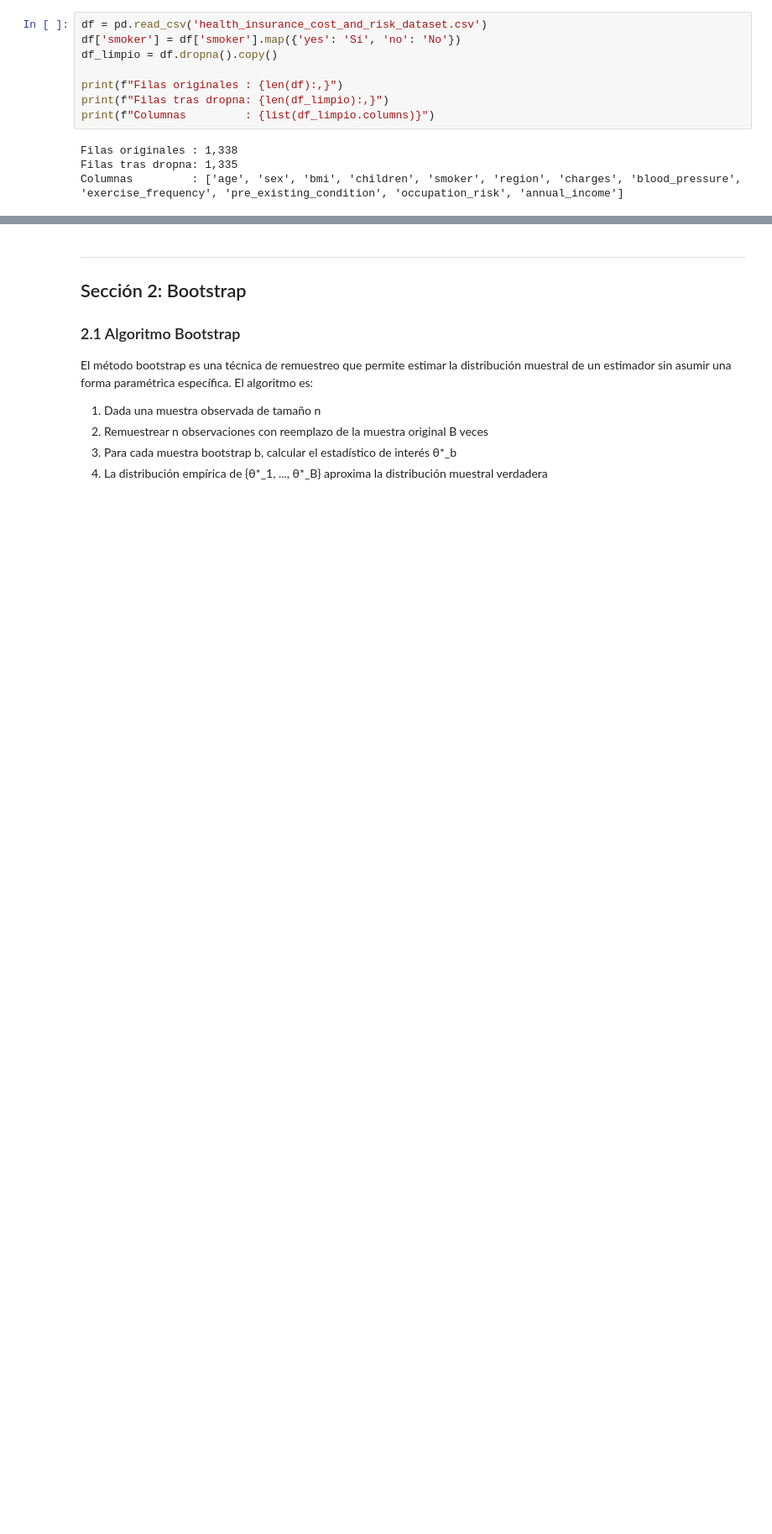
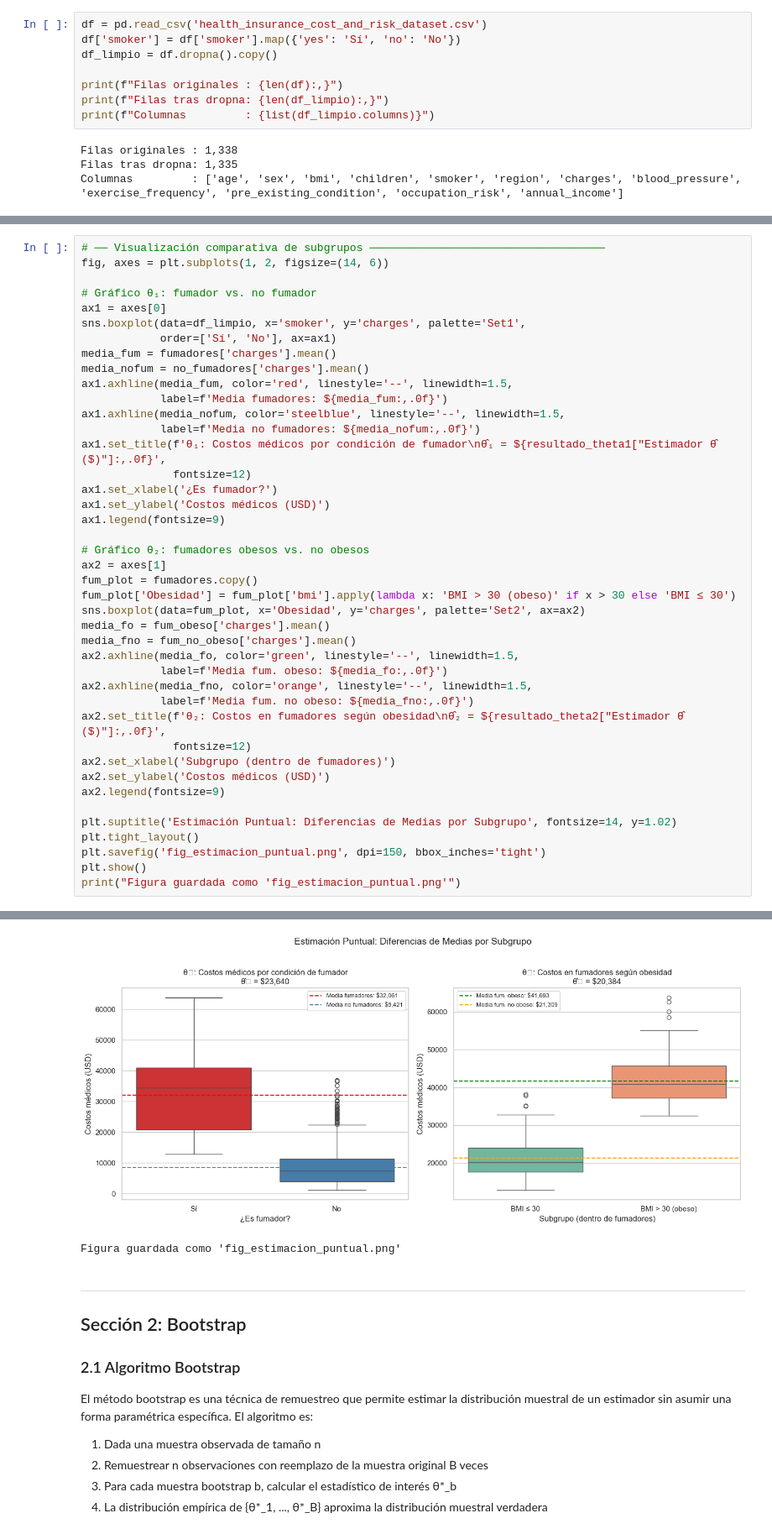
Before and after one commit to EmilioArayaG/Laboratorio_2_Estaca, a Jupyter notebook: lab2_grupo10.ipynb, the cells around one changed output, grey strips where cells are left out. Shown at 84% size. Cells and saved outputs as stored; diff of their text form; blank space fills up the shorter version.

```diff
--- a/lab2_grupo10.ipynb
+++ b/lab2_grupo10.ipynb
@@ -146,0 +233,43 @@ print(f"  IC 95%: [${ci_theta2_lower:,.2f}, ${ci_theta2_upper:,.2f}]")
+# %%
+# ── Visualización comparativa de subgrupos ────────────────────────────────────
+fig, axes = plt.subplots(1, 2, figsize=(14, 6))
+
+# Gráfico θ₁: fumador vs. no fumador
+ax1 = axes[0]
+sns.boxplot(data=df_limpio, x='smoker', y='charges', palette='Set1',
+            order=['Sí', 'No'], ax=ax1)
+media_fum = fumadores['charges'].mean()
+media_nofum = no_fumadores['charges'].mean()
+ax1.axhline(media_fum, color='red', linestyle='--', linewidth=1.5,
+            label=f'Media fumadores: ${media_fum:,.0f}')
+ax1.axhline(media_nofum, color='steelblue', linestyle='--', linewidth=1.5,
+            label=f'Media no fumadores: ${media_nofum:,.0f}')
+ax1.set_title(f'θ₁: Costos médicos por condición de fumador\nθ̂₁ = ${resultado_theta1["Estimador θ̂ ($)"]:,.0f}',
+              fontsize=12)
+ax1.set_xlabel('¿Es fumador?')
+ax1.set_ylabel('Costos médicos (USD)')
+ax1.legend(fontsize=9)
+
+# Gráfico θ₂: fumadores obesos vs. no obesos
+ax2 = axes[1]
+fum_plot = fumadores.copy()
+fum_plot['Obesidad'] = fum_plot['bmi'].apply(lambda x: 'BMI > 30 (obeso)' if x > 30 else 'BMI ≤ 30')
+sns.boxplot(data=fum_plot, x='Obesidad', y='charges', palette='Set2', ax=ax2)
+media_fo = fum_obeso['charges'].mean()
+media_fno = fum_no_obeso['charges'].mean()
+ax2.axhline(media_fo, color='green', linestyle='--', linewidth=1.5,
+            label=f'Media fum. obeso: ${media_fo:,.0f}')
+ax2.axhline(media_fno, color='orange', linestyle='--', linewidth=1.5,
+            label=f'Media fum. no obeso: ${media_fno:,.0f}')
+ax2.set_title(f'θ₂: Costos en fumadores según obesidad\nθ̂₂ = ${resultado_theta2["Estimador θ̂ ($)"]:,.0f}',
+              fontsize=12)
+ax2.set_xlabel('Subgrupo (dentro de fumadores)')
+ax2.set_ylabel('Costos médicos (USD)')
+ax2.legend(fontsize=9)
+
+plt.suptitle('Estimación Puntual: Diferencias de Medias por Subgrupo', fontsize=14, y=1.02)
+plt.tight_layout()
+plt.savefig('fig_estimacion_puntual.png', dpi=150, bbox_inches='tight')
+plt.show()
+print("Figura guardada como 'fig_estimacion_puntual.png'")
+# %% [output]
@@ -147,3 +283,5 @@ print(f"  IC 95%: [${ci_theta2_lower:,.2f}, ${ci_theta2_upper:,.2f}]")
+[figure, added]
+Figura guardada como 'fig_estimacion_puntual.png'
 # %% [markdown]
 ---
 ## Sección 2: Bootstrap
```
Also changed, not shown: parts of 8 cells of this notebook, 1 other file.
